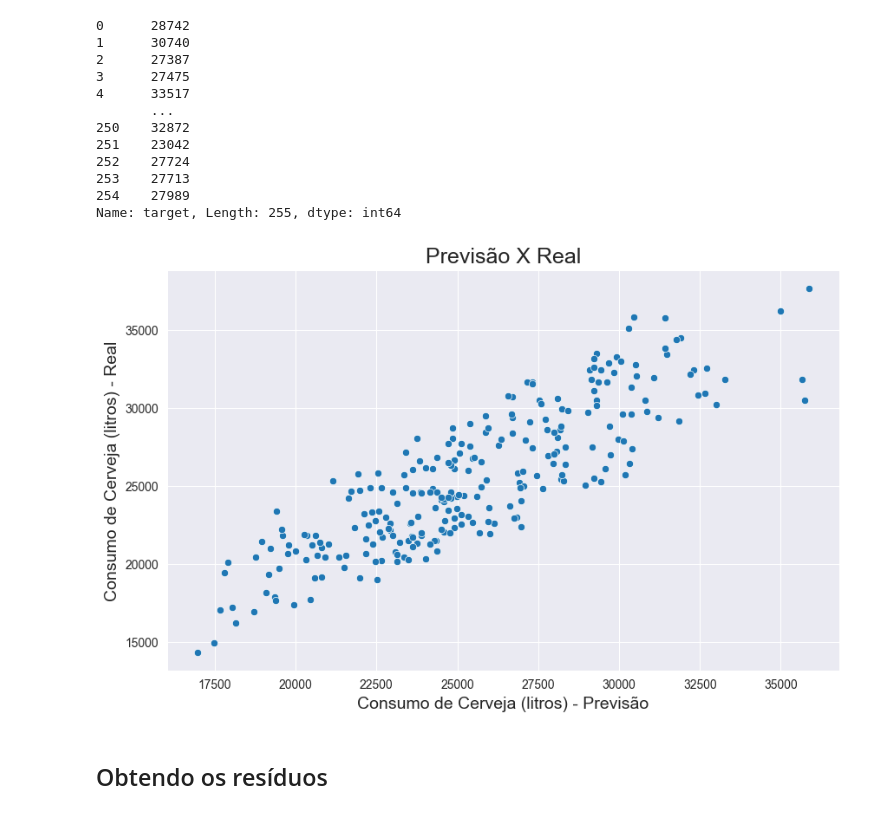
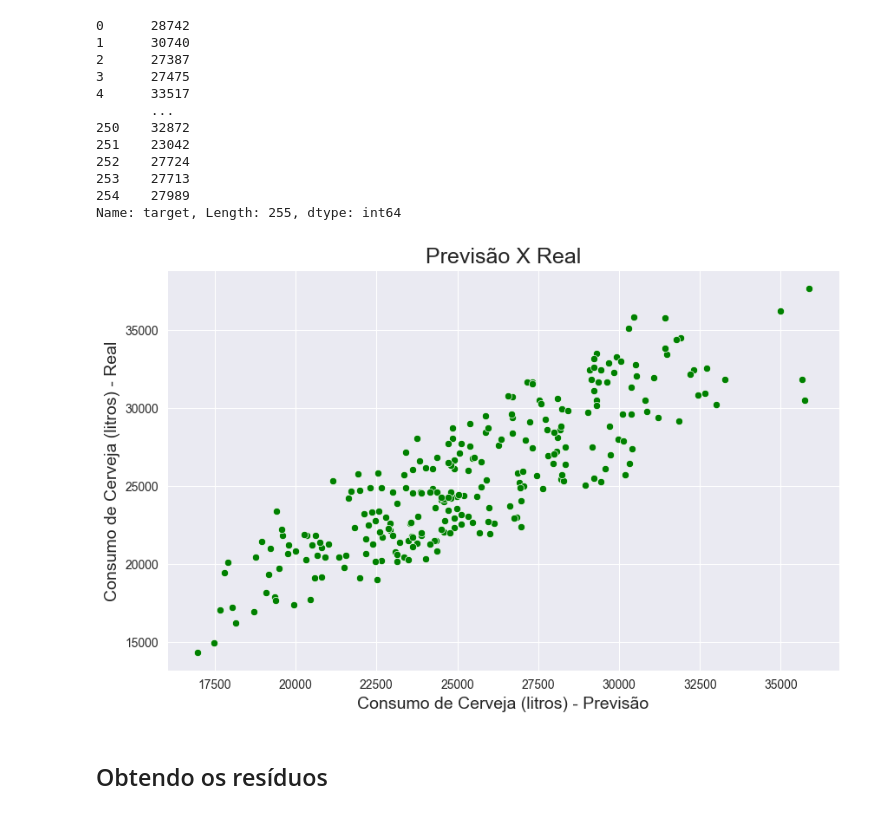
Before and after one commit to espeditoalves/MLBeerRegression, a Jupyter notebook: Notebooks/03_Analise_resultados.ipynb, the cells around one changed output. Cells and saved outputs as stored; diff of their text form; code cells hidden in the pictures.

```diff
--- a/Notebooks/03_Analise_resultados.ipynb
+++ b/Notebooks/03_Analise_resultados.ipynb
@@ -128,16 +128,16 @@ Name: target, Length: 255, dtype: int64
 # %%
 import matplotlib.pyplot as plt
 import seaborn as sns
 
 fig, ax = plt.subplots(figsize=(10, 6))
 ax.set_title('Previsão X Real', fontsize=18)
 ax.set_xlabel('Consumo de Cerveja (litros) - Previsão', fontsize=14)
 ax.set_ylabel('Consumo de Cerveja (litros) - Real', fontsize=14)
 
-sns.scatterplot(x=y_previsto_train, y=y_train['target'], ax=ax)
+sns.scatterplot(x=y_previsto_train, y=y_train['target'], ax=ax, color='green')
 plt.show()
 # %% [output]
-[figure, old version]
+[figure, new version]
 # %% [markdown]
 ## Obtendo os resíduos
 # %%
```
Also changed, not shown: parts of 3 cells of this notebook, 2 other files.
